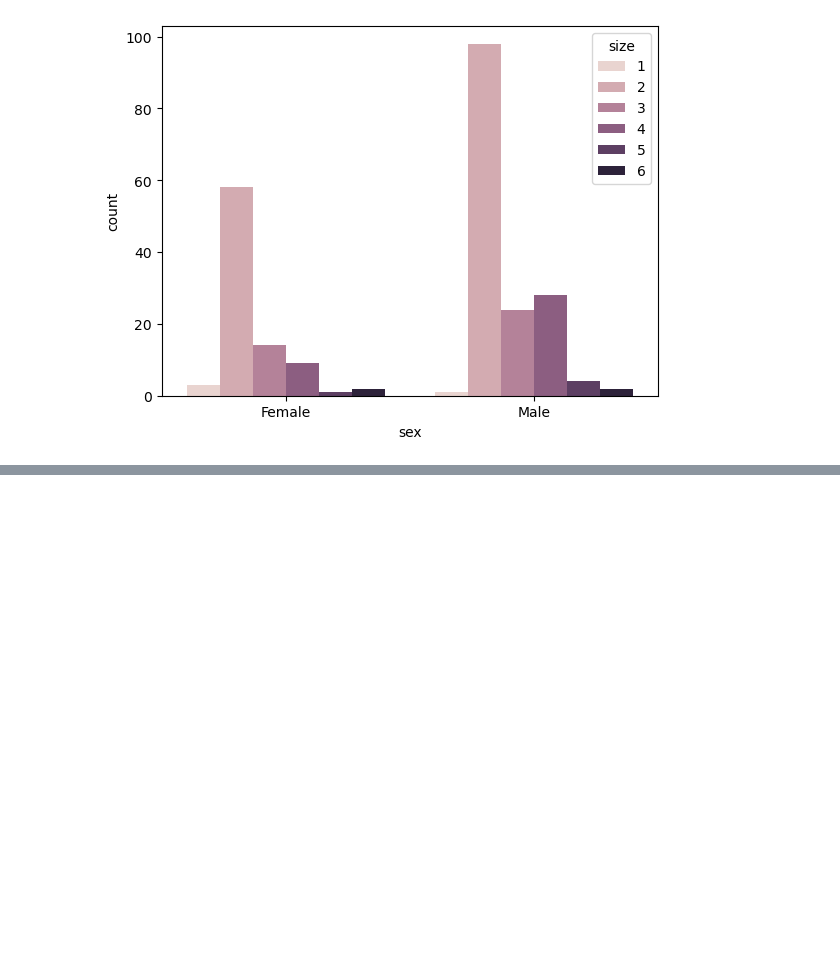
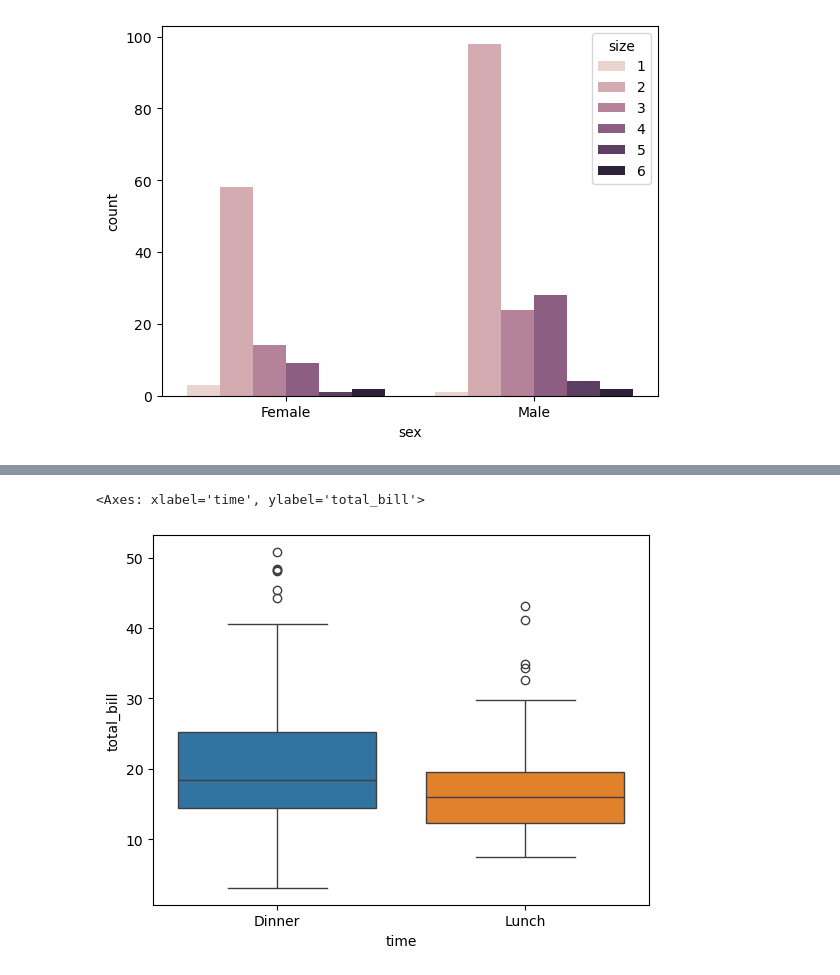
Before and after one commit to nethra200709-beep/DATA-VISUALIZATION, a Jupyter notebook: tipsdataset.ipynb, the cells around one changed output, grey strips where cells are left out. Saved outputs shown, nothing was run; the diff lists cells and outputs as text; code cells hidden in the pictures; blank space fills up the shorter version.

```diff
--- a/tipsdataset.ipynb
+++ b/tipsdataset.ipynb
@@ -192,0 +203,5 @@ sns.countplot(data=df  , x=df['sex'],hue=df['size'])
+# %%
+sns.boxplot(data=df,x="time",y="total_bill",hue="time",legend=False)
+# %% [output]
+<Axes: xlabel='time', ylabel='total_bill'>
+[figure, added]
```
Also changed, not shown: parts of 3 cells of this notebook.
